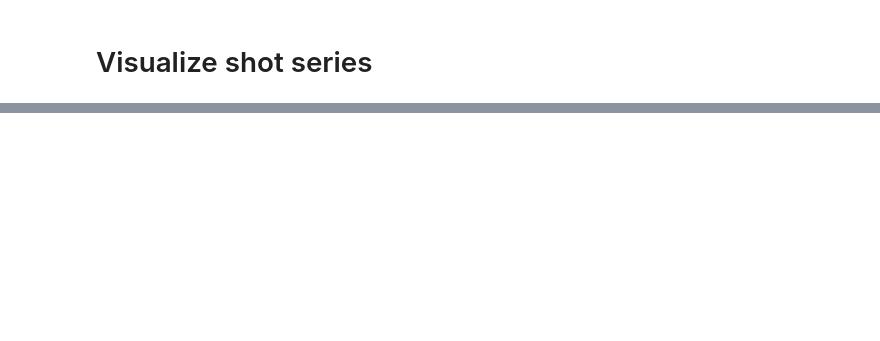
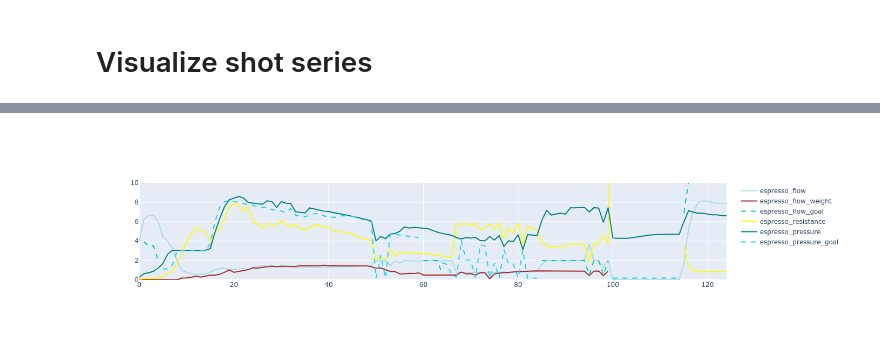
Before and after one commit to JonnyTran/espresso-manifold, a Jupyter notebook: notebooks/2.0-Explore Shots dataset.ipynb, the cells around one changed output, grey strips where cells are left out. Saved outputs shown, nothing was run; the diff lists cells and outputs as text; code cells hidden in the pictures; blank space fills up the shorter version.

```diff
--- a/notebooks/2.0-Explore Shots dataset.ipynb
+++ b/notebooks/2.0-Explore Shots dataset.ipynb
@@ -218,0 +140,5 @@ fig
+# %%
+# shot = shot_series.loc[8304]
+series = shot
+series["seconds"] = series.index / pd.Timedelta(1, "s")
+series
@@ -218,0 +160,20 @@ fig
+# %%
+time_index = series["seconds"]
+series["espresso_resistance"] = series["espresso_pressure"]/series["espresso_flow"]
+series[series<0] = None
+
+fig = go.Figure()
+fig.add_scatter(x=time_index, y=series['espresso_flow'], mode='lines', name="espresso_flow", line={"color":"lightblue"})
+fig.add_scatter(x=time_index, y=series['espresso_flow_weight'], mode='lines', name="espresso_flow_weight", line={"color":"brown"})
+fig.add_scatter(x=time_index, y=series['espresso_flow_goal'], mode='lines', name="espresso_flow_goal", line={"dash": "dash"})
+
+fig.add_scatter(x=time_index, y=series['espresso_resistance'], mode='lines', name="espresso_resistance", line={"color":"yellow"})
+
+fig.add_scatter(x=time_index, y=series['espresso_pressure'], mode='lines', name="espresso_pressure", line={"color":"teal"})
+fig.add_scatter(x=time_index, y=series['espresso_pressure_goal'], mode='lines', name="espresso_pressure_goal", line={"dash": "dash"})
+
+fig.update_layout(hovermode="x")
+fig.update_yaxes(range=[0, 10])
+fig
+# %% [output]
+[figure, added]
```
Also changed, not shown: parts of 17 cells of this notebook, 2 other files.
